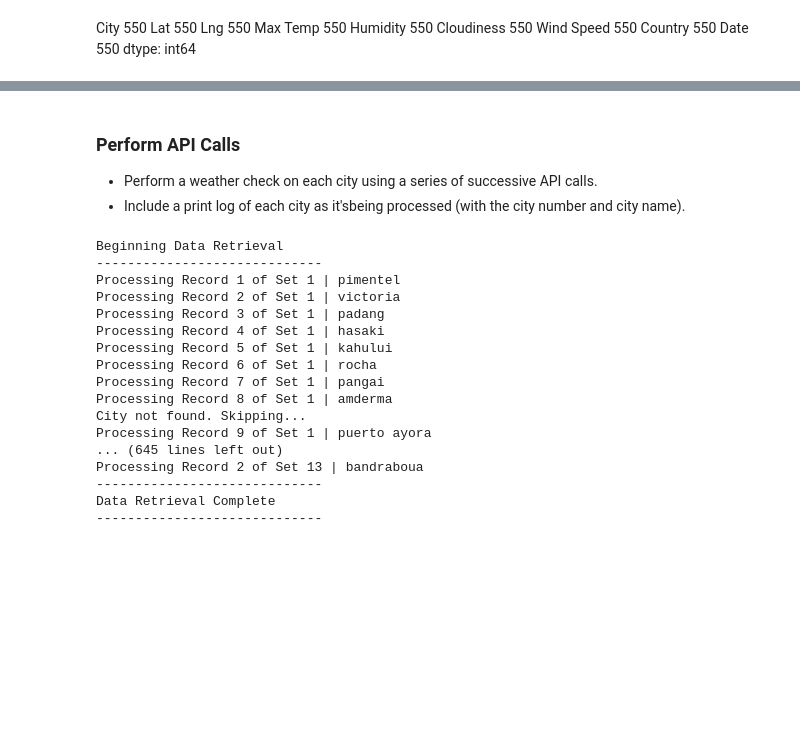
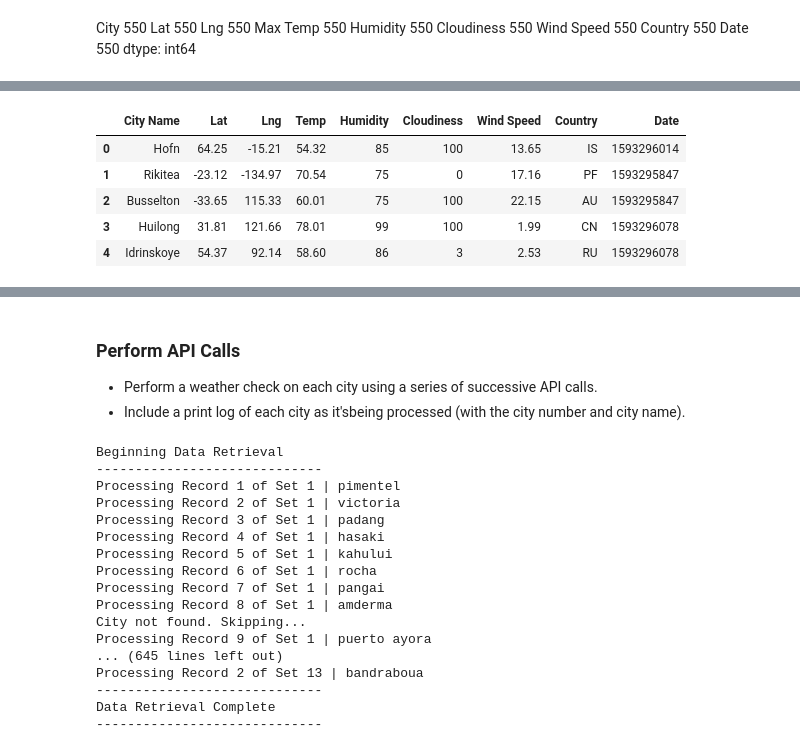
Before and after one commit to ejbaq49/python-api-challenge, a Jupyter notebook: WeatherPy/WeatherPy.ipynb, the cells around one changed output, grey strips where cells are left out. Saved outputs shown, nothing was run; the diff lists cells and outputs as text; code cells hidden in the pictures; blank space fills up the shorter version.

```diff
--- a/WeatherPy/WeatherPy.ipynb
+++ b/WeatherPy/WeatherPy.ipynb
@@ -54,8 +54,15 @@ len(cities)
 #cities
 # %%
 url = "http://api.openweathermap.org/data/2.5/weather?"
-city = "London"
+city = "Hofn"
 query_url = url + "appid=" + weather_api_key + "&q=" + city + "&units=imperial"
-weather_response = requests.get(query_url)
-weather_json = weather_response.json()
-#pprint(weather_json)
+try:
+    weather_response = requests.get(query_url)
+    weather_json = weather_response.json()
+    #pprint(weather_json)
+
+except:
+    print('City not found, skipping...')
+
+
+pprint(weather_json)
@@ -90,3 +168,26 @@ utc_date
+# %%
+weather_dict = {
+    'City Name':city_name,
+    'Lat':latitude,
+    'Lng':longitude,
+    'Temp':max_temp,
+    'Humidity':humidity,
+    'Cloudiness':cloudiness,
+    'Wind Speed':wind_speed,
+    'Country':country,
+    'Date':temp_date
+}
+
+weather_df = pd.DataFrame(weather_dict)
+
+weather_df.head()
+# %% [output]
+|  | City Name | Lat | Lng | Temp | Humidity | Cloudiness | Wind Speed | Country | Date |
+| 0 | Hofn | 64.25 | -15.21 | 54.32 | 85 | 100 | 13.65 | IS | 1593296014 |
+| 1 | Rikitea | -23.12 | -134.97 | 70.54 | 75 | 0 | 17.16 | PF | 1593295847 |
+| 2 | Busselton | -33.65 | 115.33 | 60.01 | 75 | 100 | 22.15 | AU | 1593295847 |
+| 3 | Huilong | 31.81 | 121.66 | 78.01 | 99 | 100 | 1.99 | CN | 1593296078 |
+| 4 | Idrinskoye | 54.37 | 92.14 | 58.60 | 86 | 3 | 2.53 | RU | 1593296078 |
 # %%
 from datetime import datetime
 ts = int(utc_date) + int(utc_timezone)
```
Also changed, not shown: parts of 5 cells of this notebook, 1 other file.
